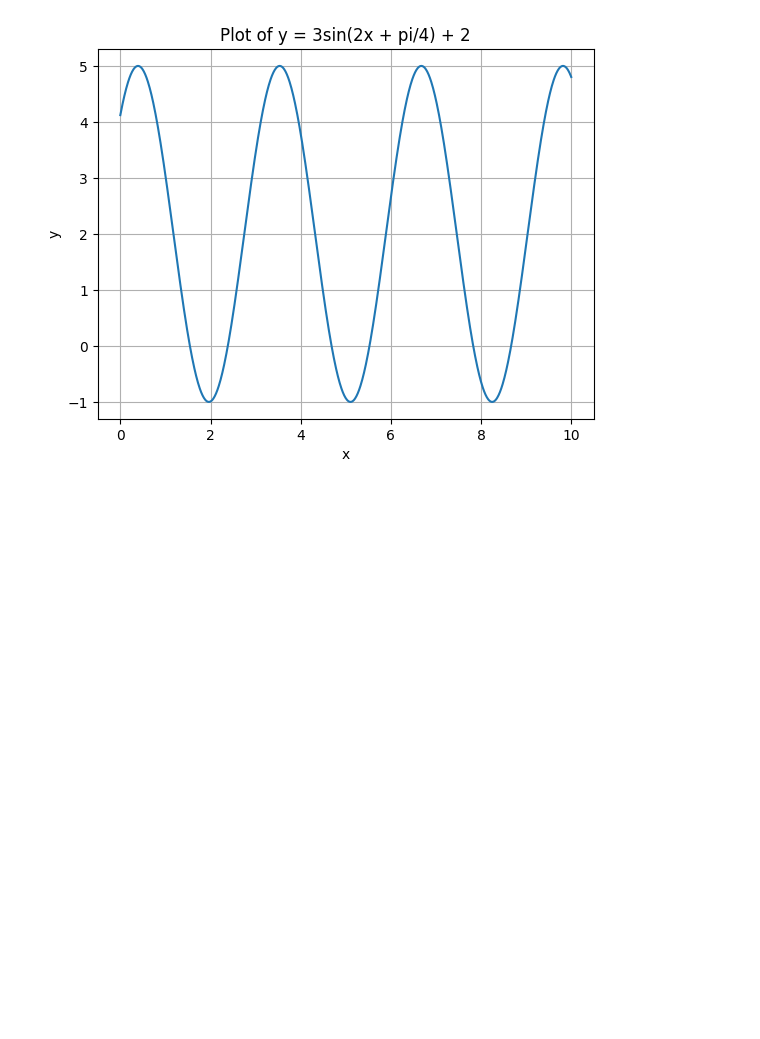
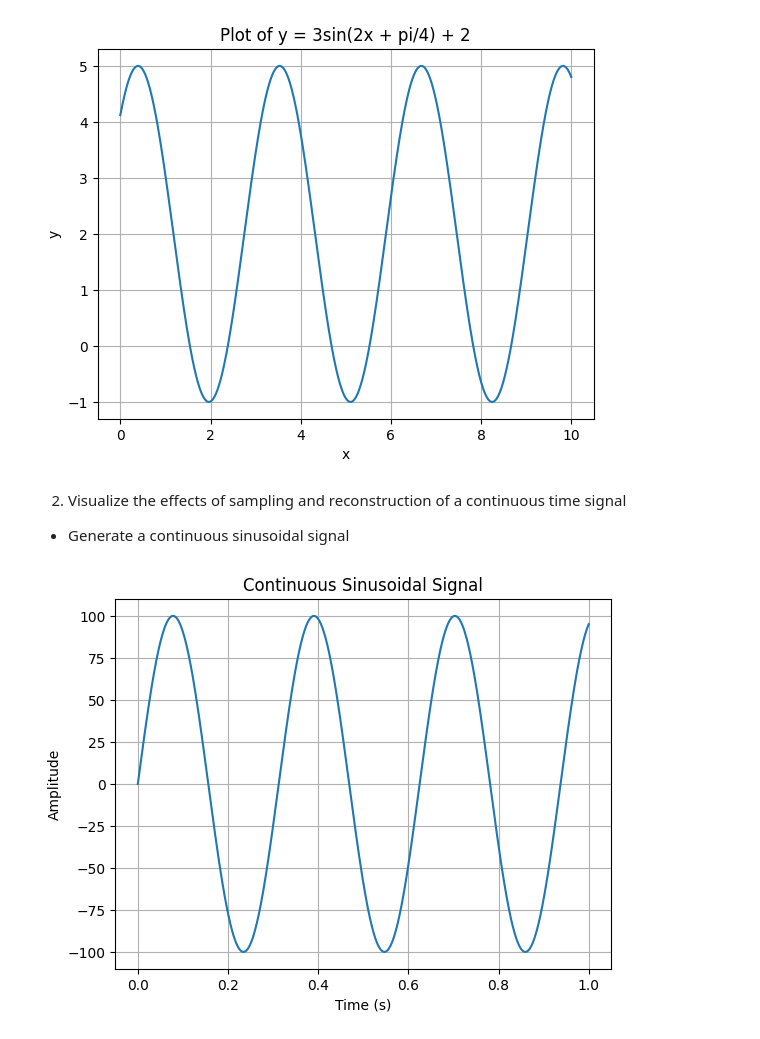
Before and after one commit to johnjustine5646/SPR, a Jupyter notebook: Lab0_SPR.ipynb, the cells around one changed output. Saved outputs shown, nothing was run; the diff lists cells and outputs as text; code cells hidden in the pictures; blank space fills up the shorter version.

```diff
--- a/Lab0_SPR.ipynb
+++ b/Lab0_SPR.ipynb
@@ -114,3 +107,24 @@ plt.grid(True)
 plt.show()
 # %% [output]
 [figure]
+# %% [markdown]
+2. Visualize the effects of sampling and reconstruction of a continuous time signal
+ - Generate a continuous sinusoidal signal
+# %%
+A = 100  # Amplitude
+f = 3.2  # Frequency in Hz
+phi = 0  # Phase angle
+t = np.linspace(0, 1, 1000)  # Time from 0 to 1 second
+
+# Generating the sinusoidal signal
+x = A * np.sin(2 * np.pi * f * t + phi)
+
+# Plotting the generated signal
+plt.plot(t, x)
+plt.title('Continuous Sinusoidal Signal')
+plt.xlabel('Time (s)')
+plt.ylabel('Amplitude')
+plt.grid(True)
+plt.show()
+# %% [output]
+[figure, added]
```
Also changed, not shown: parts of 41 cells of this notebook.
